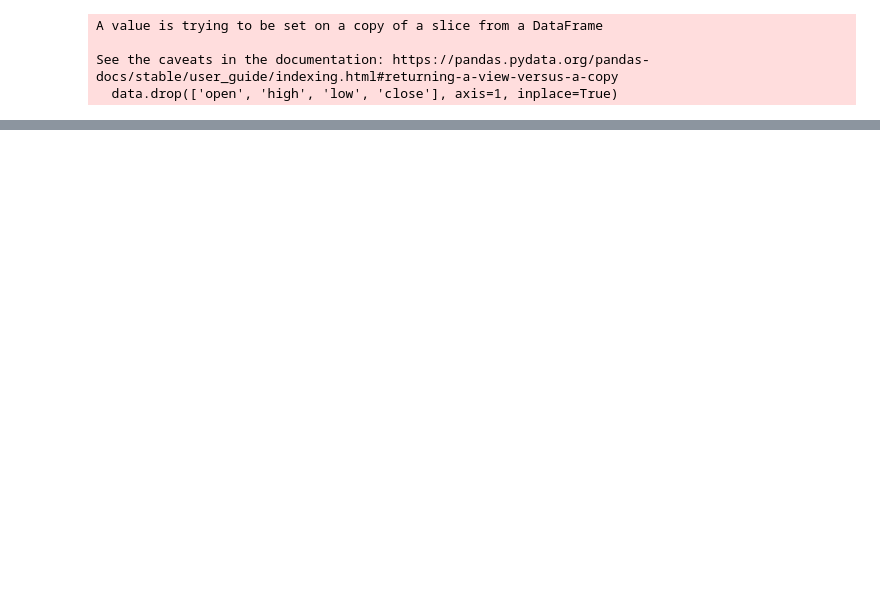
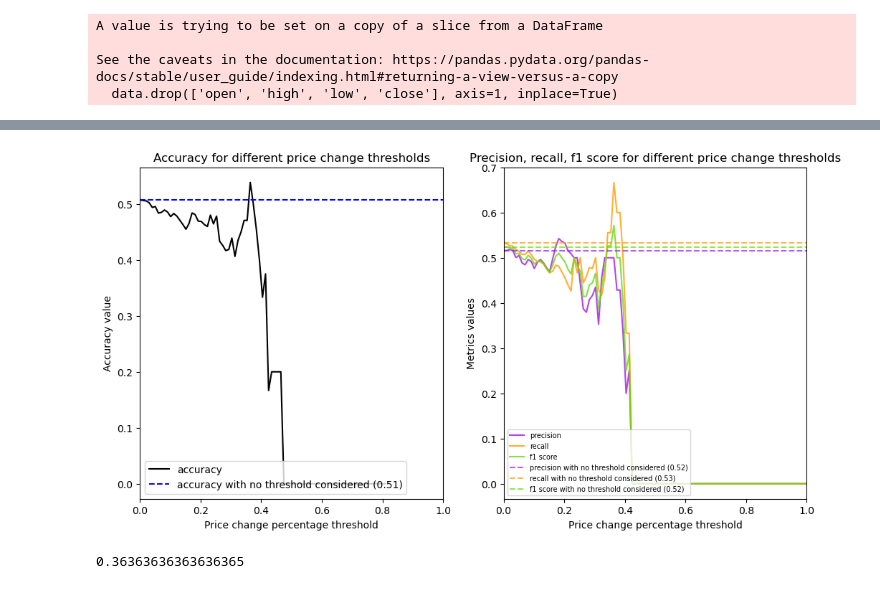
Before and after one commit to pribylr/bp, a Jupyter notebook: autoformer_predict_price_move.ipynb, the cells around one changed output, grey strips where cells are left out. Saved outputs shown, nothing was run; the diff lists cells and outputs as text; code cells hidden in the pictures; blank space fills up the shorter version.

```diff
--- a/autoformer_predict_price_move.ipynb
+++ b/autoformer_predict_price_move.ipynb
@@ -236,5 +138,0 @@ visualizer.create_metrics_df(accuracy, precision, recall, f1)
-# %%
-_, real_price_movement_pct_reduced, pred_price_movement_pct_reduced = data_processor.discard_little_price_movements(pred_ternary_classes, real_price_movement_pct, pred_price_movement_pct)
-# %%
-real_tmp = data_processor.create_binary_classification_classes(real_price_movement_pct_reduced, 0.0)
-pred_tmp = data_processor.create_binary_classification_classes(pred_price_movement_pct_reduced, 0.0)
@@ -245,3 +138,0 @@ visualizer.pie_number_of_price_movements_binary(real_tmp, pred_tmp)
-# %%
-accuracy, precision, recall, f1 = data_processor.create_metrics_from_classes_binary(real_tmp, pred_tmp)
-visualizer.create_metrics_df(accuracy, precision, recall, f1)
@@ -254,4 +139,10 @@ visualizer.create_metrics_df(accuracy, precision, recall, f1)
 # %%
+import warnings
+from sklearn.exceptions import UndefinedMetricWarning
+warnings.filterwarnings('ignore', category=UndefinedMetricWarning)
+warnings.filterwarnings("ignore", category=RuntimeWarning, message="Mean of empty slice.")
+warnings.filterwarnings("ignore", category=RuntimeWarning, message="invalid value encountered in scalar divide")
+
 accuracies_ternary = []
 precisions_ternary = []
 recalls_ternary = []
@@ -267,15 +158,15 @@ end = 1
 thresholds = np.linspace(start, end, 100)
 
 for threshold in thresholds:  # threshold == 1 means one percent change in price
-    real_ternary_classes = data_processor.create_ternary_classification_classes(real_price_movement_pct, threshold)
-    pred_ternary_classes = data_processor.create_ternary_classification_classes(pred_price_movement_pct, threshold)
+    real_ternary_classes = data_processor.create_ternary_classification_classes(real_price_movement_pct, threshold, 0.0)
+    pred_ternary_classes = data_processor.create_ternary_classification_classes(pred_price_movement_pct, threshold, 0.0)
     accuracy, precision, recall, f1 = data_processor.create_metrics_from_classes_ternary(real_ternary_classes, pred_ternary_classes)
     accuracies_ternary.append(accuracy)
     precisions_ternary.append(precision)
     recalls_ternary.append(recall)
     f1s_ternary.append(f1)
 
-    _, real_price_movement_pct_reduced, pred_price_movement_pct_reduced = data_processor.discard_little_price_movements(pred_ternary_classes, real_price_movement_pct, pred_price_movement_pct)
+    real_price_movement_pct_reduced, pred_price_movement_pct_reduced = data_processor.discard_little_price_movements(pred_ternary_classes, real_price_movement_pct, pred_price_movement_pct)
     real_tmp = data_processor.create_binary_classification_classes(real_price_movement_pct_reduced, 0.0)
     pred_tmp = data_processor.create_binary_classification_classes(pred_price_movement_pct_reduced, 0.0)
     accuracy, precision, recall, f1 = data_processor.create_metrics_from_classes_binary(real_tmp, pred_tmp)
@@ -319,0 +181,10 @@ visualizer.plot_metrics_binary(thresholds, accuracies_binary, precisions_binary,
+# %%
+visualizer.plot_metrics_binary(thresholds, accuracies_binary, precisions_binary, recalls_binary, f1s_binary, accuracy_0, precision_0, recall_0, f1_0, "lower left", "lower left")
+# %% [output]
+[figure, added]
+# %%
+mx1, idx1 = data_processor.find_max_and_index(accuracies_binary)
+# threshold with highest accuracy
+thresholds[idx1]
+# %% [output]
+0.36363636363636365
```
Also changed, not shown: parts of 36 cells of this notebook.
